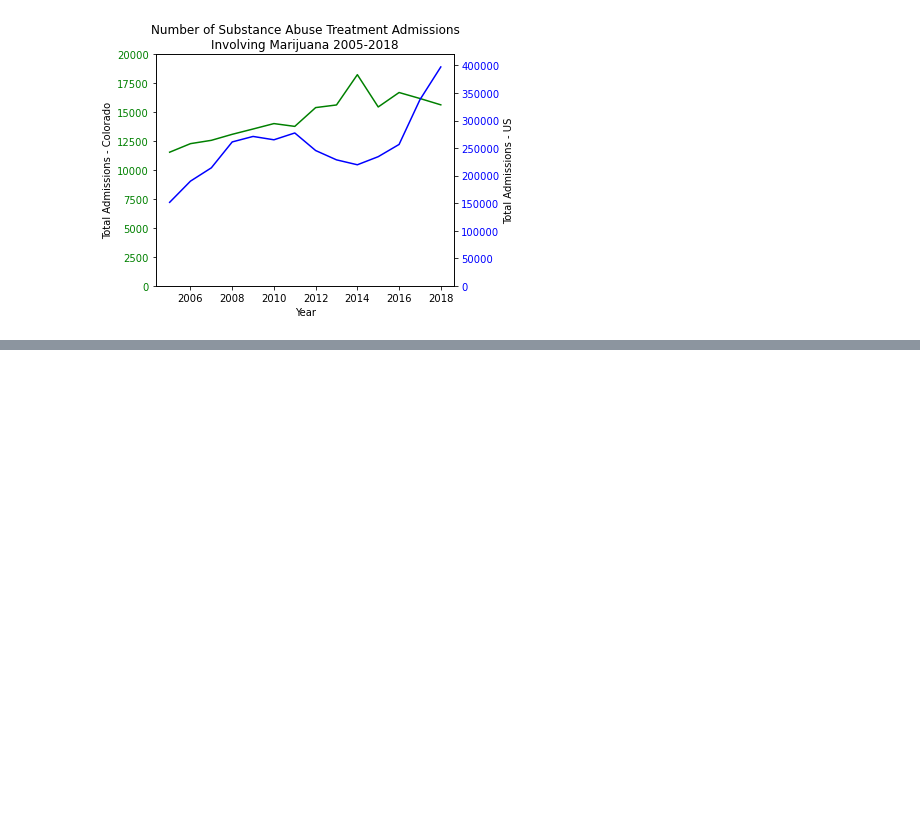
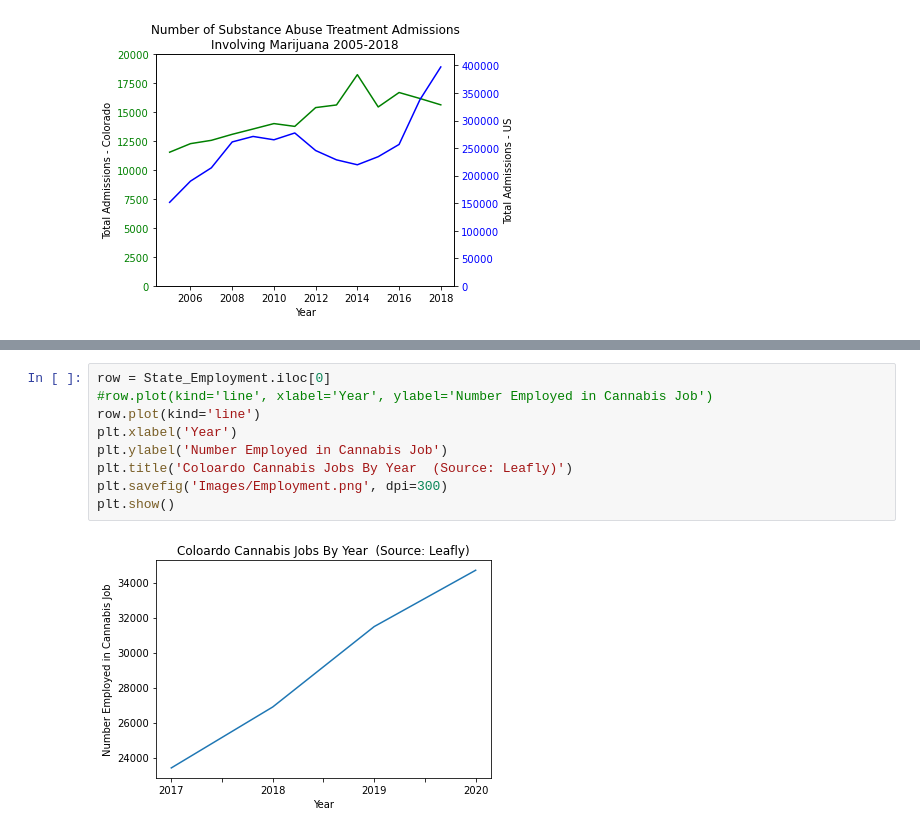
Before and after one commit to julieheadlee/bootcamp_quad, a Jupyter notebook: Colorado_cannabis_analysis.ipynb, the cells around one changed output, grey strips where cells are left out. Drawn from its saved outputs; the diff is of its cells as text; blank space fills up the shorter version.

```diff
--- a/Colorado_cannabis_analysis.ipynb
+++ b/Colorado_cannabis_analysis.ipynb
@@ -149,0 +444,11 @@ plt.show()
+# %%
+row = State_Employment.iloc[0]
+#row.plot(kind='line', xlabel='Year', ylabel='Number Employed in Cannabis Job')
+row.plot(kind='line')
+plt.xlabel('Year')
+plt.ylabel('Number Employed in Cannabis Job')
+plt.title('Coloardo Cannabis Jobs By Year  (Source: Leafly)')
+plt.savefig('Images/Employment.png', dpi=300)
+plt.show()
+# %% [output]
+[figure, added]
```
Also changed, not shown: parts of 30 cells of this notebook, 3 other files.
